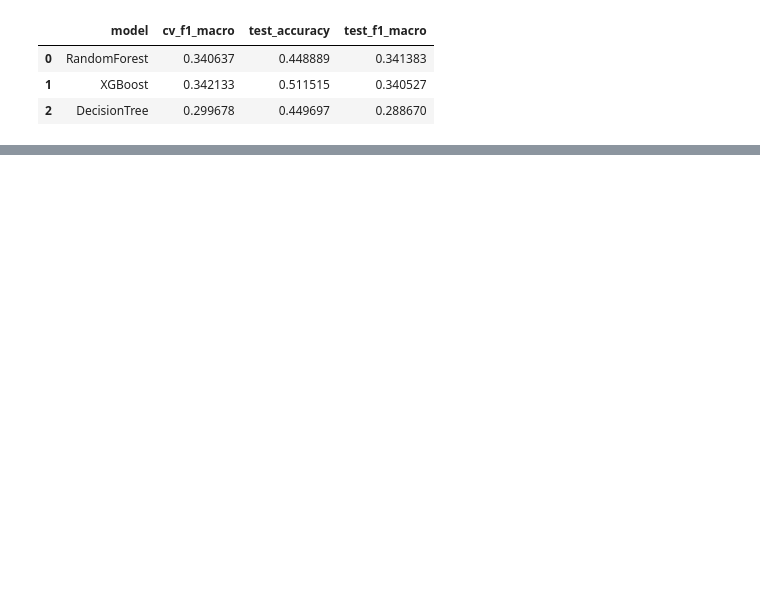
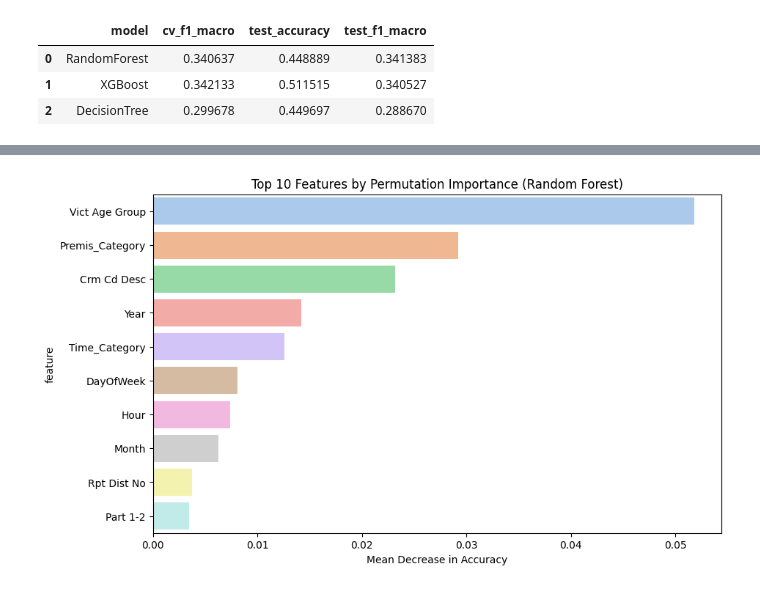
Before and after one commit to emilynnguyen1/Violent-Sexual-Crimes, a Jupyter notebook: notebooks/Violent-Sexual-Crimes-Analysis.ipynb, the cells around one changed output, grey strips where cells are left out. Cells and saved outputs as stored; diff of their text form; code cells hidden in the pictures; blank space fills up the shorter version.

Commit message:
Fairness evaluation & feature permutation importances

```diff
--- a/notebooks/Violent-Sexual-Crimes-Analysis.ipynb
+++ b/notebooks/Violent-Sexual-Crimes-Analysis.ipynb
@@ -481,0 +512,26 @@ improved_results_df
+# %%
+# Fairness: accuracy by subgroup
+# Use the improved RandomForest pipeline
+improved_rf_pipeline = improved_results[1]['estimator']
+
+# Include 'Vict Age' as a subgroup
+subgroup_features = ['Vict Descent Full', 'Vict Sex', 'Vict Age Group']
+fairness_results = []
+
+for feature in subgroup_features:
+    for group in X_test[feature].unique():
+        mask = X_test[feature] == group
+        if mask.sum() == 0:
+            continue
+        X_group = X_test[mask]
+        y_true_group = y_test_enc[mask]
+        y_pred_group = improved_rf_pipeline.predict(X_group)
+        acc = accuracy_score(y_true_group, y_pred_group)
+        fairness_results.append({
+            "Feature": feature,
+            "Group": group,
+            "Accuracy": acc
+        })
+
+fairness_df = pd.DataFrame(fairness_results)
+fairness_df
@@ -481,0 +561,21 @@ improved_results_df
+# %%
+from sklearn.inspection import permutation_importance
+
+perm_importance = permutation_importance(
+    improved_rf_pipeline, X_test, y_test_enc, n_repeats=10, random_state=42
+)
+
+importance_df = pd.DataFrame({
+    "feature": X_test.columns,
+    "importance_mean": perm_importance.importances_mean,
+    "importance_std": perm_importance.importances_std
+}).sort_values(by="importance_mean", ascending=False)
+
+# Plot top 10 features
+plt.figure(figsize=(10,6))
+sns.barplot(x="importance_mean", y="feature", data=importance_df.head(10), hue="feature", palette="pastel")
+plt.title("Top 10 Features by Permutation Importance (Random Forest)")
+plt.xlabel("Mean Decrease in Accuracy")
+plt.show()
+# %% [output]
+[figure, added]
```
Also changed, not shown: parts of 8 cells of this notebook.
